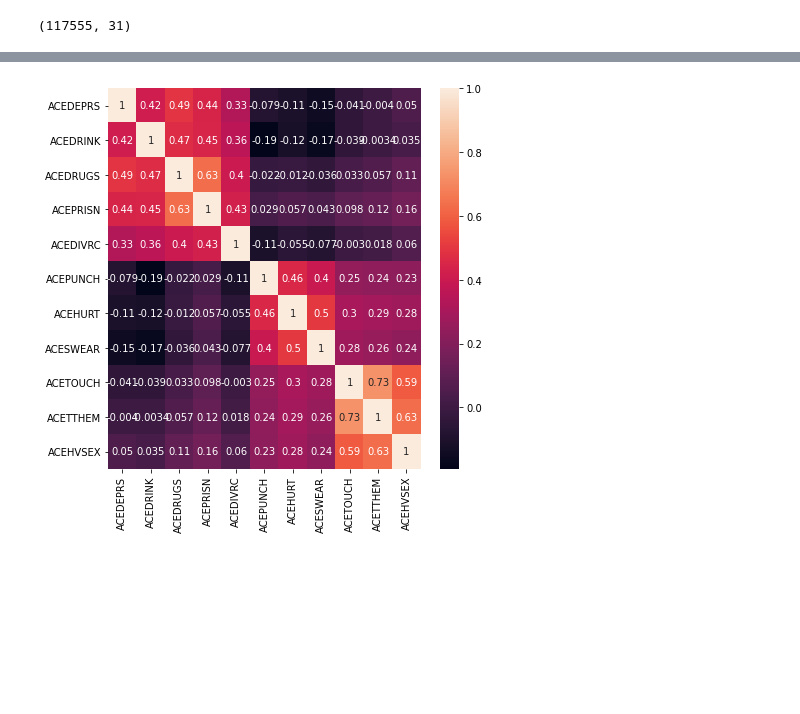
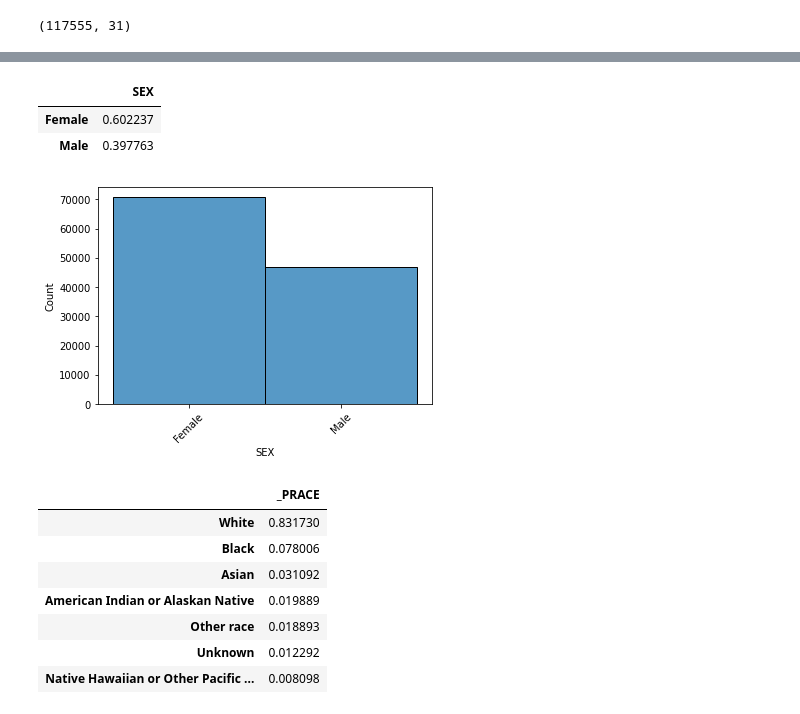
Before and after one commit to eklee151/Adverse-Childhood-Experiences, a Jupyter notebook: 3_eda.ipynb, the cells around one changed output, grey strips where cells are left out. Saved outputs shown, nothing was run; the diff lists cells and outputs as text; code cells hidden in the pictures; blank space fills up the shorter version.

Commit message:
updated EDA notebook, added more figures

```diff
--- a/3_eda.ipynb
+++ b/3_eda.ipynb
@@ -96,0 +9,3 @@ Name: SEX, dtype: float64
+# %%
+#brfss_total = pd.read_csv('./csv_data/brfss_total.csv')
+brfss_total = pd.read_csv('./brfss_total.csv', index_col=0)
@@ -196,6 +45,32 @@ plt.legend(labels=['Physical Abuse', 'Sexual Abuse: Rape', 'Intimate Partner Vio
-# %%
-plt.figure(figsize=(7, 7))
-sns.heatmap(brfss_total[['ACEDEPRS', 'ACEDRINK', 'ACEDRUGS', 'ACEPRISN', 'ACEDIVRC', 'ACEPUNCH', 'ACEHURT', 'ACESWEAR',
-                       'ACETOUCH', 'ACETTHEM', 'ACEHVSEX']].corr(), annot=True);
-# %% [output]
-[figure, removed]
+# %%
+# changing value to value labels for sex, race, education level, and income
+brfss_total['SEX'] = brfss_total['SEX'].map({1:'Male', 2:'Female'})
+brfss_total['_PRACE'] = brfss_total['_PRACE'].map({0:'Unknown', 1:'White', 2:'Black', 3:'Asian',
+                                                   4:'Native Hawaiian or Other Pacific Islander', 5:'American Indian or Alaskan Native', 6:'Other race'})
+brfss_total['_EDUCAG'] = brfss_total['_EDUCAG'].map({0:'Unknown', 1:'Did not graduate high school',
+                                                     2:'Graduated high school', 3:'Attended college or technical school',
+                                                     4: 'Graduated from College or Technical School'})
+brfss_total['_INCOMG'] = brfss_total['_INCOMG'].map({0:'Unknown', 1:'Less than $15000', 2:'$15,000 to less than $25,000',
+                                                     3:'$25,000 to less than $35,000', 4:'$35,000 to less than $50,000', 5:'$50,000 or more'})
+# %%
+brfss_total['SEX'].value_counts(normalize=True, ascending=False).to_frame()
+# %% [output]
+|  | SEX |
+| Female | 0.602237 |
+| Male | 0.397763 |
+# %%
+sns.histplot(brfss_total['SEX'])
+plt.xticks(rotation=45);
+# %% [output]
+[figure, added]
+# %%
+brfss_total['_PRACE'].value_counts(normalize = True, ascending=False).to_frame()
+# %% [output]
+|  | _PRACE |
+| White | 0.831730 |
+| Black | 0.078006 |
+| Asian | 0.031092 |
+| American Indian or Alaskan Native | 0.019889 |
+| Other race | 0.018893 |
+| Unknown | 0.012292 |
+| Native Hawaiian or Other Pacific ... | 0.008098 |
```
Also changed, not shown: parts of 112 cells of this notebook, 2 other files.
